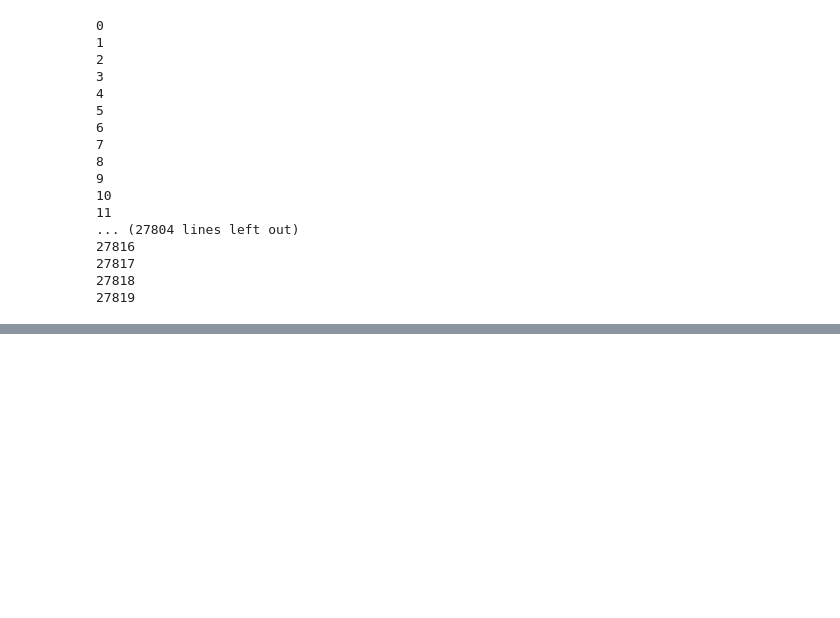
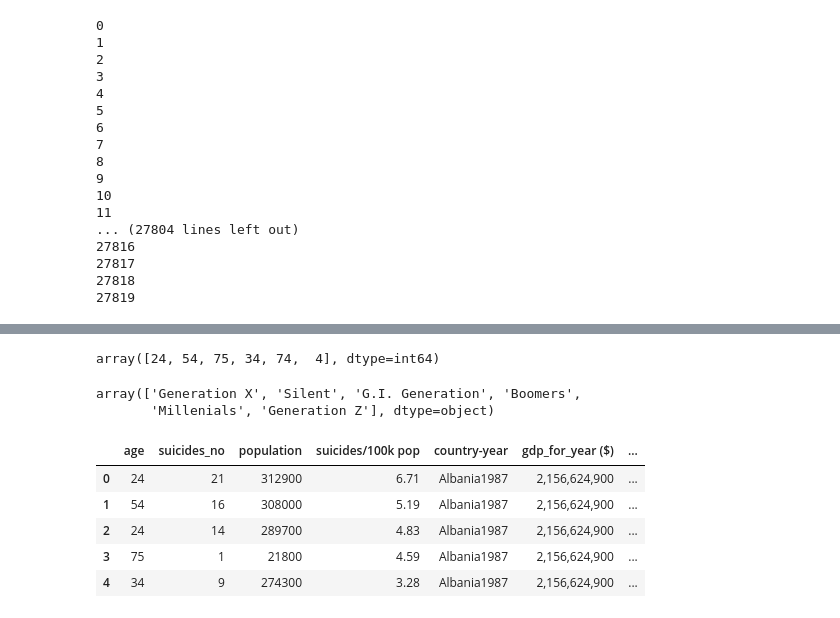
Before and after one commit to piyush-98/Suicide_analysis, a Jupyter notebook: Untitled.ipynb, the cells around one changed output, grey strips where cells are left out. Drawn from its saved outputs; the diff is of its cells as text; code cells hidden in the pictures; blank space fills up the shorter version.

```diff
--- a/Untitled.ipynb
+++ b/Untitled.ipynb
@@ -100,0 +98,9 @@ See the caveats in the documentation: http://pandas.pydata.org/pandas-docs/stabl
+# %%
+data["age"].unique()
+# %% [output]
+array([24, 54, 75, 34, 74,  4], dtype=int64)
+# %%
+data["generation"].unique()
+# %% [output]
+array(['Generation X', 'Silent', 'G.I. Generation', 'Boomers',
+       'Millenials', 'Generation Z'], dtype=object)
@@ -100,0 +109,9 @@ See the caveats in the documentation: http://pandas.pydata.org/pandas-docs/stabl
+# %%
+data.head()
+# %% [output]
+|  | age | suicides_no | population | suicides/100k pop | country-year | gdp_for_year ($) | ... |
+| 0 | 24 | 21 | 312900 | 6.71 | Albania1987 | 2,156,624,900 | ... |
+| 1 | 54 | 16 | 308000 | 5.19 | Albania1987 | 2,156,624,900 | ... |
+| 2 | 24 | 14 | 289700 | 4.83 | Albania1987 | 2,156,624,900 | ... |
+| 3 | 75 | 1 | 21800 | 4.59 | Albania1987 | 2,156,624,900 | ... |
+| 4 | 34 | 9 | 274300 | 3.28 | Albania1987 | 2,156,624,900 | ... |
```
Also changed, not shown: parts of 9 cells of this notebook.
